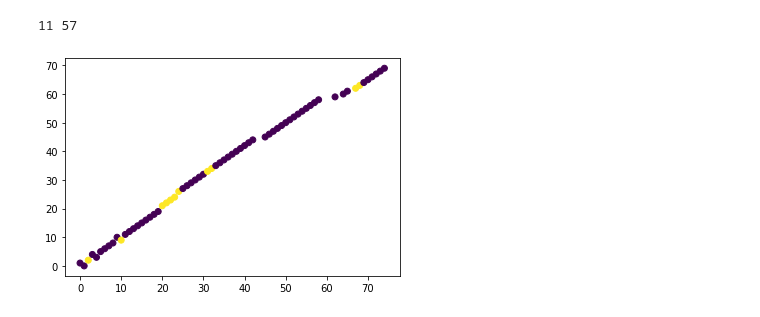
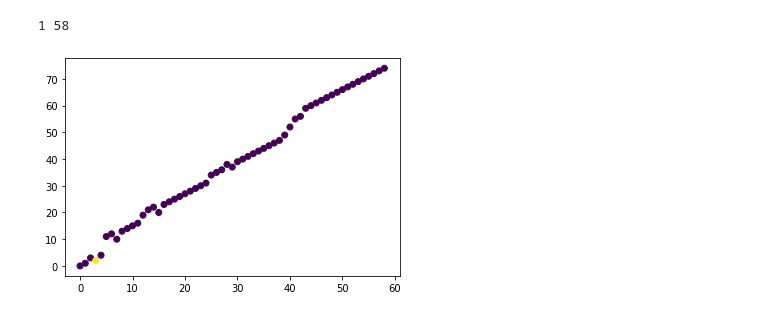
Before and after one commit to sdrogers/CLGP, a Jupyter notebook: Simpler.ipynb, the cells around one changed output. Saved outputs shown, nothing was run; the diff lists cells and outputs as text; code cells hidden in the pictures.

```diff
--- a/Simpler.ipynb
+++ b/Simpler.ipynb
@@ -58,36 +55,60 @@ sub_k = sub_k[:,data_1_idx]
+# %%
+noise_ss = 0.00000
+observed_1 = true_vals[data_1_idx]
+observed_2 = true_vals[data_2_idx] + true_offset_function[data_2_idx] + np.random.normal(n_data)*np.sqrt(noise_ss)
+main_K = np.zeros((n_data,n_data),np.double)
+for n in range(n_data):
+    for m in range(n_data):
+        main_K[n,m] = alpha*np.exp((-1./gam)*(observed_2[n] - observed_2[m])**2)
 # %%
 mean_offset_function = np.zeros(n_data)
 corrected_data_2 = observed_2 - mean_offset_function
 # %%
 import copy
-def match(d1,d2,max_err=0.1):
+def match(d1,d2,confirmed_pairs = [], confirmed_non_pairs = [], max_err=0.1):
+    if len(confirmed_pairs) > 0:
+        confirmed_d1,confirmed_d2 = zip(*confirmed_pairs)
+    else:
+        confirmed_d1 = []
+        confirmed_d2 = []
     matches = []
     d2_copy = list(copy.deepcopy(d2))
+    for dd in confirmed_d2:
+        d2_copy[dd] = 1e6
     for i,d in enumerate(d1):
-        di = np.abs([dd - d for dd in d2_copy])
-        pos = np.argmin(di)
-        if di[pos] <= max_err:
-            matches.append([i,pos])
-            d2_copy[pos] = 1e6
+        if i in confirmed_d1:
+            pos = confirmed_d1.index(i)
+            matches.append(confirmed_pairs[pos])
+        else:
+            di = np.abs([dd - d for dd in d2_copy])
+            if len(confirmed_non_pairs) > 0:
+                non_matches = list(filter(lambda x: x[0] == i,confirmed_non_pairs))
+                if len(non_matches) > 0:
+                    nma,nmb = zip(*non_matches)
+                    di[np.array(nmb)] = 1e6
+            pos = np.argmin(di)
+            if di[pos] <= max_err:
+                matches.append([i,pos])
+                d2_copy[pos] = 1e6
     return np.array(matches)
 
 def eval_matches(matches,data_1_idx,data_2_idx):
     correct = 0
     incorrect = 0
     status = []
     for pos1,pos2 in matches:
         if data_1_idx[pos1] == data_2_idx[pos2]:
             correct += 1
             status.append(1)
         else:
             incorrect += 1
             status.append(-1)
     return correct,incorrect,status
 
 matches = match(observed_1,corrected_data_2)
 cor,incor,status = eval_matches(matches,data_1_idx,data_2_idx)
 plt.scatter(matches[:,0],matches[:,1],c=status)
 print(cor,incor)
 # %% [output]
-11 57
+1 58
-[figure, old version]
+[figure, new version]
```
Also changed, not shown: parts of 16 cells of this notebook.
